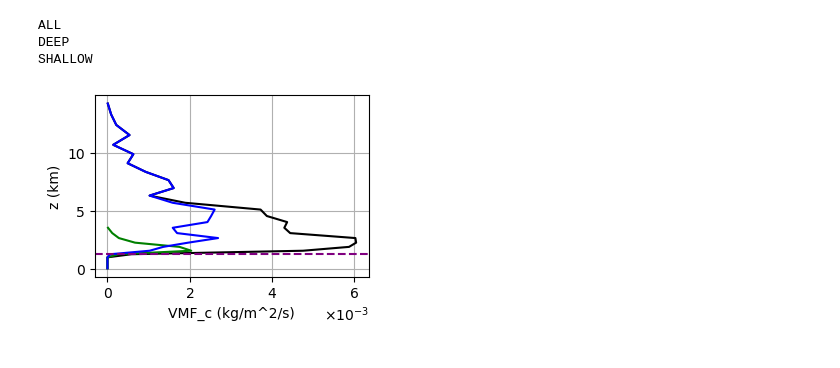
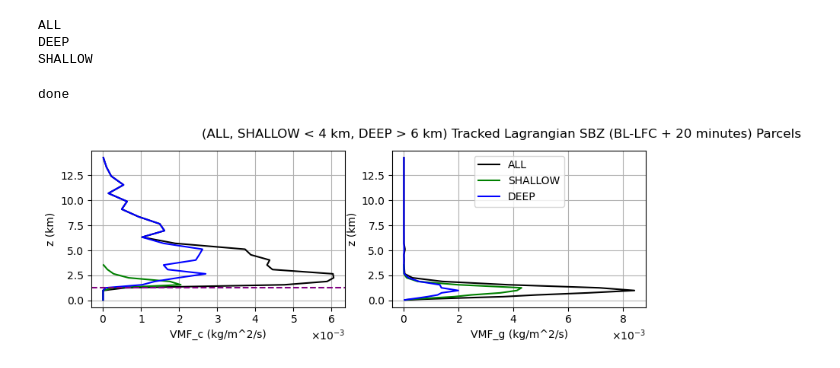
Before and after one commit to torrilab/DCI-Project, a Jupyter notebook: Code/Project_Algorithms/Tracked_Profiles/Tracked_Eulerian_VMF_Profiles.ipynb, the cells around one changed output. Saved outputs shown, nothing was run; the diff lists cells and outputs as text; code cells hidden in the pictures.

```diff
--- a/Code/Project_Algorithms/Tracked_Profiles/Tracked_Eulerian_VMF_Profiles.ipynb
+++ b/Code/Project_Algorithms/Tracked_Profiles/Tracked_Eulerian_VMF_Profiles.ipynb
@@ -1176,12 +1236,15 @@ def SBZ_tracked_profile(var_data,type):
 
 print('ALL')
 ALL_profile_array_VMF_c=SBZ_tracked_profile(VMF_c,type='all')
+ALL_profile_array_VMF_g=SBZ_tracked_profile(VMF_g,type='all')
 
 print('SHALLOW')
 SHALLOW_profile_array_VMF_c=SBZ_tracked_profile(VMF_c,type='shallow')
+SHALLOW_profile_array_VMF_g=SBZ_tracked_profile(VMF_g,type='shallow')
 
 print('DEEP')
 DEEP_profile_array_VMF_c=SBZ_tracked_profile(VMF_c,type='deep')
+DEEP_profile_array_VMF_g=SBZ_tracked_profile(VMF_g,type='deep')
 # %% [output]
 ALL
 SHALLOW
@@ -1222,9 +1285,12 @@ def nonSBZ_tracked_profile(var_data,type):
 
 print('ALL')
 nonSBZ_ALL_profile_array_VMF_c=nonSBZ_tracked_profile(VMF_c,type='all')
+nonSBZ_ALL_profile_array_VMF_g=nonSBZ_tracked_profile(VMF_g,type='all')
 
 print('DEEP')
 nonSBZ_DEEP_profile_array_VMF_c=nonSBZ_tracked_profile(VMF_c,type='deep')
+nonSBZ_DEEP_profile_array_VMF_g=nonSBZ_tracked_profile(VMF_g,type='deep')
 
 print('SHALLOW')
 nonSBZ_SHALLOW_profile_array_VMF_c=nonSBZ_tracked_profile(VMF_c,type='shallow')
+nonSBZ_SHALLOW_profile_array_VMF_g=nonSBZ_tracked_profile(VMF_g,type='shallow')
@@ -1399,5 +1519,10 @@ print('VMF_c')
 ALL_diff_VMF_c = average_difference(ALL_profile_array_VMF_c, nonSBZ_ALL_profile_array_VMF_c)
 SHALLOW_diff_VMF_c = average_difference(SHALLOW_profile_array_VMF_c, nonSBZ_SHALLOW_profile_array_VMF_c)
 DEEP_diff_VMF_c = average_difference(DEEP_profile_array_VMF_c, nonSBZ_DEEP_profile_array_VMF_c)
+
+print('VMF_g')
+ALL_diff_VMF_g = average_difference(ALL_profile_array_VMF_g, nonSBZ_ALL_profile_array_VMF_g)
+SHALLOW_diff_VMF_g = average_difference(SHALLOW_profile_array_VMF_g, nonSBZ_SHALLOW_profile_array_VMF_g)
+DEEP_diff_VMF_g = average_difference(DEEP_profile_array_VMF_g, nonSBZ_DEEP_profile_array_VMF_g)
 # %% [output]
 VMF_c
@@ -1407,7 +1533,8 @@ import matplotlib.gridspec as gridspec
 
 # List of profile arrays and their corresponding labels and x-axis titles
 profiles = [
-    (ALL_diff_VMF_c.copy(), SHALLOW_diff_VMF_c.copy(), DEEP_diff_VMF_c.copy(), 'VMF_c (kg/m^2/s)')
+    (ALL_diff_VMF_c.copy(), SHALLOW_diff_VMF_c.copy(), DEEP_diff_VMF_c.copy(), 'VMF_c (kg/m^2/s)'),
+    (ALL_diff_VMF_g.copy(), SHALLOW_diff_VMF_g.copy(), DEEP_diff_VMF_g.copy(), 'VMF_g (kg/m^2/s)')
 ]
 
 
@@ -1452,12 +1579,12 @@ ax1=axs[0]
 for axis in [ax1]:
     axis.axhline(all_cloudbase,color='purple',linestyle='dashed')
 
-# # #LEGEND
-# # legend_ax = fig.add_subplot(gs[1, 2])  # Use the (2, 3) grid slot for the legend
-# # legend_ax.axis("off")  # Hide axes for the legend box
-# # legend_ax.legend(*ax.get_legend_handles_labels(), loc='center', frameon=False)
+# #LEGEND
+# legend_ax = fig.add_subplot(gs[1, 2])  # Use the (2, 3) grid slot for the legend
+# legend_ax.axis("off")  # Hide axes for the legend box
+# legend_ax.legend(*ax.get_legend_handles_labels(), loc='center', frameon=False)
 
-# #ACCESSORIES
-# plt.suptitle('(ALL, SHALLOW < 4 km, DEEP > 6 km) Tracked Lagrangian SBZ-nonSBZ Difference (BL-LFC + 30 minutes) Parcels')
-# plt.tight_layout()
+#ACCESSORIES
+plt.suptitle('(ALL, SHALLOW < 4 km, DEEP > 6 km) Tracked Lagrangian SBZ-nonSBZ Difference (BL-LFC + 30 minutes) Parcels')
+plt.tight_layout()
 # %% [output]
@@ -1535,6 +1665,30 @@ SHALLOW_ColdPool_profile_array_VMF_c = ColdPool_tracked_profile(VMF_c, type='sha
 ALL
 DEEP
 SHALLOW
+# %%
+#SAVING
+
+# Define categories and variables
+types = ["ALL", "SHALLOW", "DEEP"]
+variables = ["VMF_c","VMF_g"]
+
+# Dictionary to store all variables
+tracked_profiles = {}
+
+# Populate all profiles in one loop
+for type in types:
+    for var in variables:
+        tracked_profiles[f"{type}_ColdPool_profile_array_{var}"] = eval(f"{type}_ColdPool_profile_array_{var}")
+
+# Save all variables in an HDF5 file
+dir2=dir+'Project_Algorithms/Tracked_Profiles/job_out2/'
+output_file=dir2+f"ColdPool_tracked_eulerian_VMF_profiles_{res}_{Np_str}.h5"
+with h5py.File(output_file, "w") as h5f:
+    for name, profile_data in tracked_profiles.items():
+        h5f.create_dataset(name, data=profile_data)
+print('done')
+# %% [output]
+done
 # %%
 #PLOTTING
 ############################################################
@@ -1545,7 +1740,8 @@ import matplotlib.gridspec as gridspec
 
 # List of profile arrays and their corresponding labels and x-axis titles
 profiles = [
-    (ALL_profile_array_VMF_c.copy(), SHALLOW_profile_array_VMF_c.copy(), DEEP_profile_array_VMF_c.copy(), 'VMF_c (kg/m^2/s)')
+    (ALL_profile_array_VMF_c.copy(), SHALLOW_profile_array_VMF_c.copy(), DEEP_profile_array_VMF_c.copy(), 'VMF_c (kg/m^2/s)'),
+    (ALL_profile_array_VMF_g.copy(), SHALLOW_profile_array_VMF_g.copy(), DEEP_profile_array_VMF_g.copy(), 'VMF_g (kg/m^2/s)')
 ]
 
 
@@ -1575,41 +1771,41 @@ for i, (ALL_profile_array, SHALLOW_profile_array, DEEP_profile_array, xlabel) in
     ax.grid(True)
 
     #LEGEND
     if i==1:
         ax.legend(loc='upper center')
 
     apply_scientific_notation([ax])
 
 #MEAN CLOUD BASE
 axs = fig.get_axes()
 ax1=axs[0]
 for axis in [ax1]:
     axis.axhline(all_cloudbase,color='purple',linestyle='dashed')
 
-# #LEGEND
-# # legend_ax = fig.add_subplot(gs[1, 2])  # Use the (2, 3) grid slot for the legend
-# # legend_ax.axis("off")  # Hide axes for the legend box
-# # legend_ax.legend(*ax.get_legend_handles_labels(), loc='center', frameon=False)
+#LEGEND
+# legend_ax = fig.add_subplot(gs[1, 2])  # Use the (2, 3) grid slot for the legend
+# legend_ax.axis("off")  # Hide axes for the legend box
+# legend_ax.legend(*ax.get_legend_handles_labels(), loc='center', frameon=False)
 
-# #ACCESSORIES
-# plt.suptitle('(ALL, SHALLOW < 4 km, DEEP > 6 km) Tracked Lagrangian SBZ (BL-LFC + 20 minutes) Parcels')
-# plt.tight_layout()
+#ACCESSORIES
+plt.suptitle('(ALL, SHALLOW < 4 km, DEEP > 6 km) Tracked Lagrangian SBZ (BL-LFC + 20 minutes) Parcels')
+plt.tight_layout()
 
 # #MATCHING X AXISES WITH NEXT PLOT
 # #(TO KEEP AXISES CONSISTENT RUN PLOTS IN ORDER: 1st Plots, 2nd Plots, 1st Plots)
 # for axis in axs:
 #     nbins=7;axis.xaxis.set_major_locator(MaxNLocator(nbins=nbins))
 # if 'ax8' in globals():
 #     fix_x_limits([ax1,ax8])
 #     fix_x_limits([ax2,ax9])
 #     fix_x_limits([ax3,ax10])
 #     fix_x_limits([ax4,ax11])
 #     fix_x_limits([ax5,ax12])
 #     fix_x_limits([ax6,ax13])
 #     fix_x_limits([ax7,ax14])
 #     del ax1,ax2,ax3,ax4,ax5,ax6,ax7,ax8,ax9,ax10,ax11,ax12,ax13,ax14
 # %% [output]
-[figure, old version]
+[figure, new version]
 # %%
 import matplotlib.pyplot as plt
 import matplotlib.gridspec as gridspec
```
Also changed, not shown: parts of 27 cells of this notebook, 27 other files.
